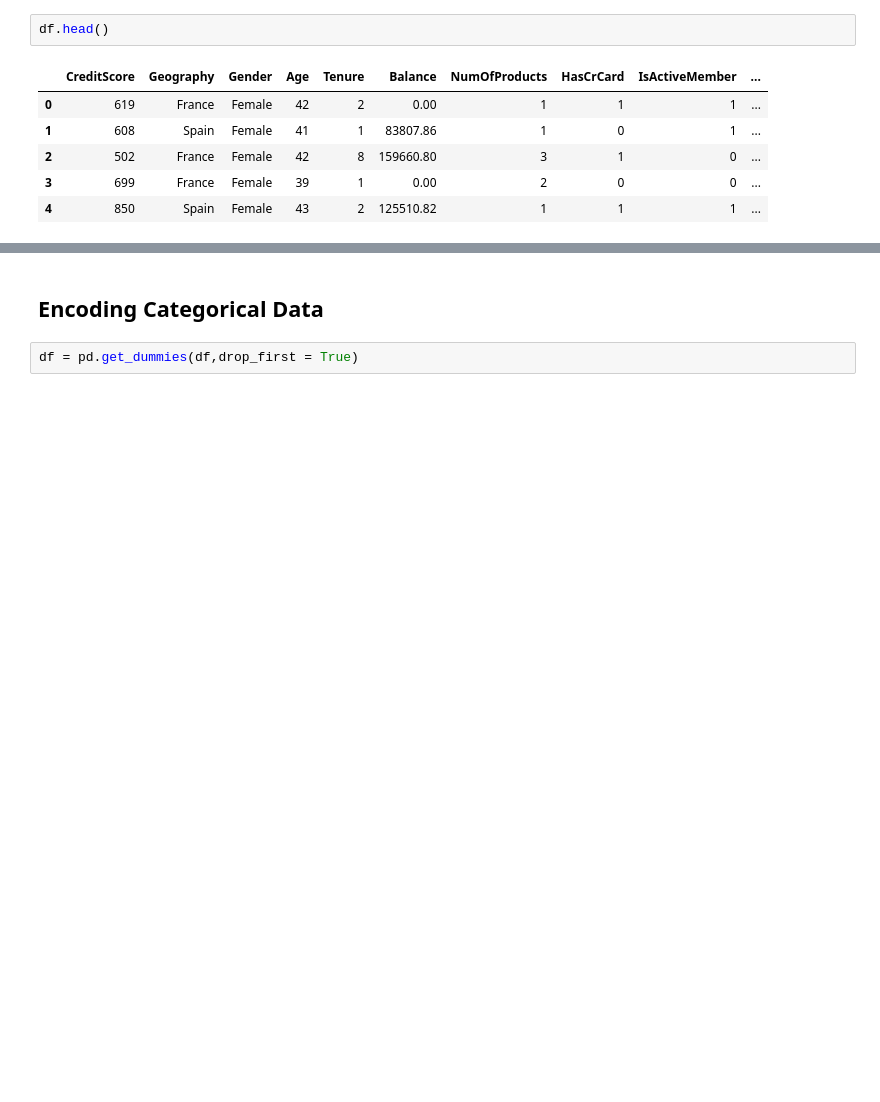
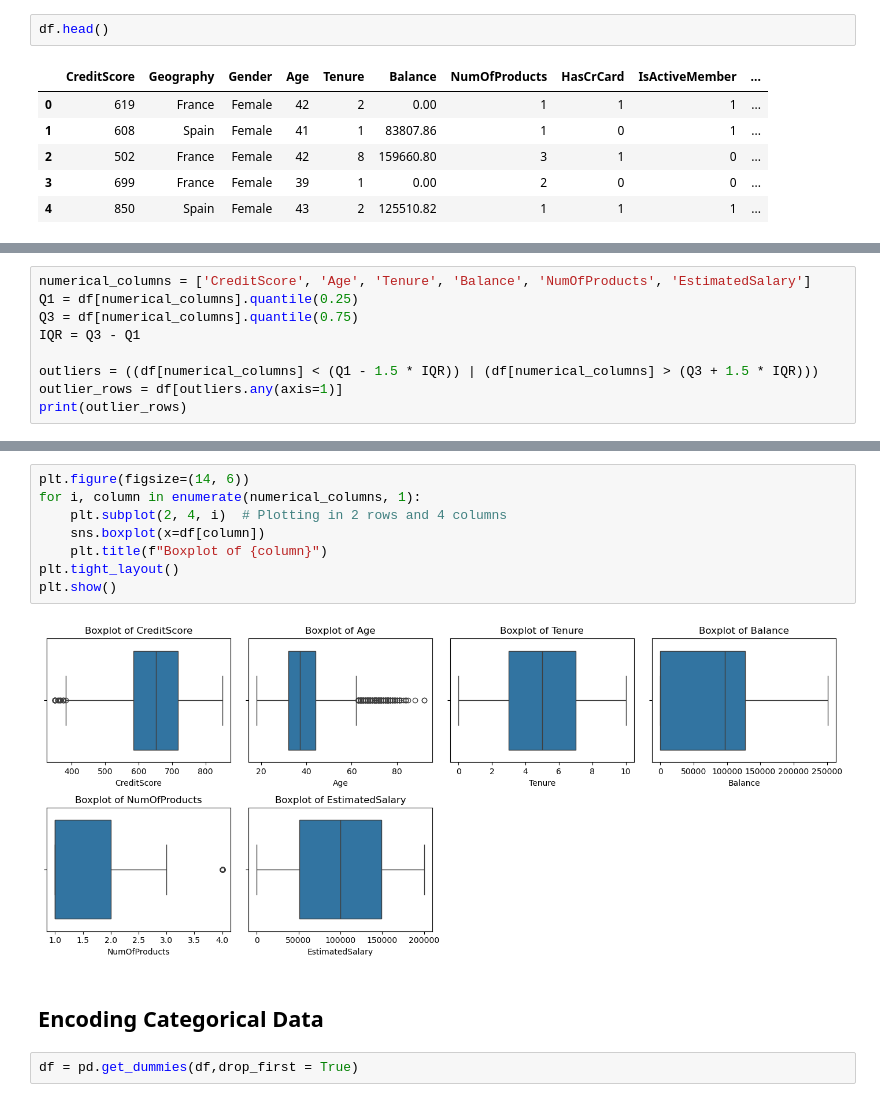
Before and after one commit to Debasis-muduli/Bank-Customer-Churn-Prediction, a Jupyter notebook: churn_customer.ipynb, the cells around one changed output, grey strips where cells are left out. Drawn from its saved outputs; the diff is of its cells as text; blank space fills up the shorter version.

```diff
--- a/churn_customer.ipynb
+++ b/churn_customer.ipynb
@@ -90,0 +93,9 @@ df.head()
+# %%
+numerical_columns = ['CreditScore', 'Age', 'Tenure', 'Balance', 'NumOfProducts', 'EstimatedSalary']
+Q1 = df[numerical_columns].quantile(0.25)
+Q3 = df[numerical_columns].quantile(0.75)
+IQR = Q3 - Q1
+
+outliers = ((df[numerical_columns] < (Q1 - 1.5 * IQR)) | (df[numerical_columns] > (Q3 + 1.5 * IQR)))
+outlier_rows = df[outliers.any(axis=1)]
+print(outlier_rows)
@@ -91,3 +120,13 @@ df.head()
+# %%
+plt.figure(figsize=(14, 6))
+for i, column in enumerate(numerical_columns, 1):
+    plt.subplot(2, 4, i)  # Plotting in 2 rows and 4 columns
+    sns.boxplot(x=df[column])
+    plt.title(f"Boxplot of {column}")
+plt.tight_layout()
+plt.show()
+# %% [output]
+[figure, added]
 # %% [markdown]
 ## Encoding Categorical Data
 # %%
```
Also changed, not shown: parts of 11 cells of this notebook.
